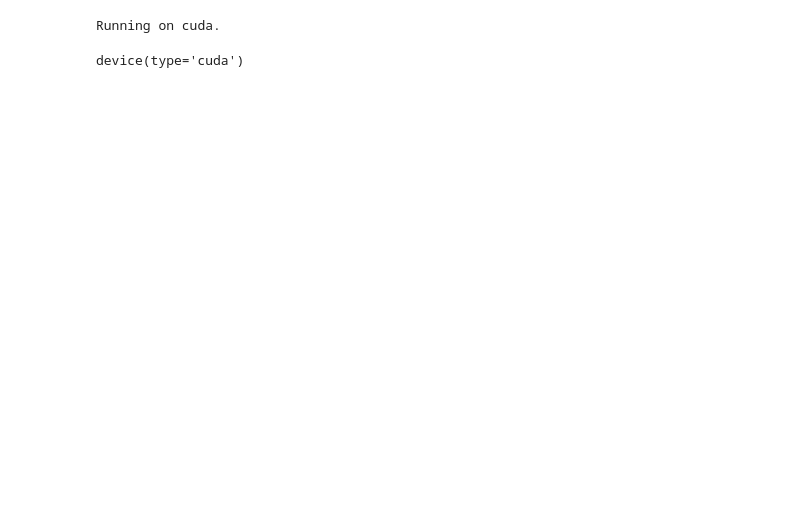
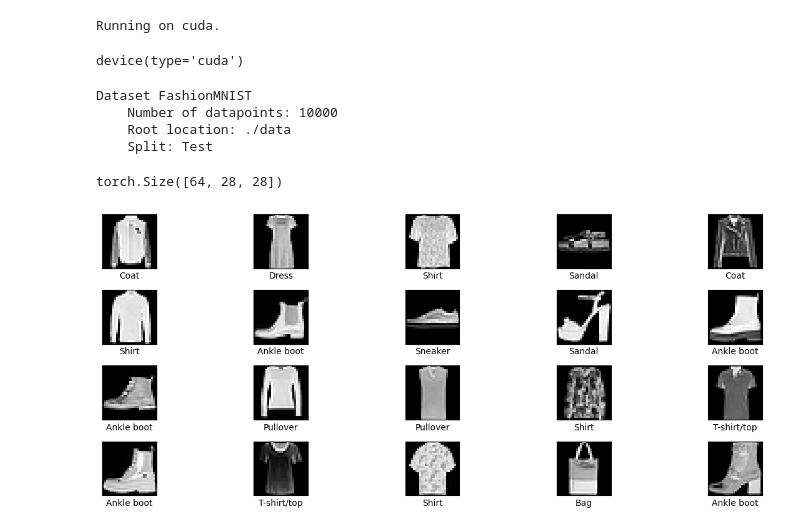
Before and after one commit to danielrawlins21/Artificial_Vision, a Jupyter notebook: Projects/Objectives/Classification object/Project_torch.ipynb, the cells around one changed output. Drawn from its saved outputs; the diff is of its cells as text; code cells hidden in the pictures; blank space fills up the shorter version.

Commit message:
printing the images of the set

```diff
--- a/Projects/Objectives/Classification object/Project_torch.ipynb
+++ b/Projects/Objectives/Classification object/Project_torch.ipynb
@@ -34,7 +34,7 @@ trainset_data = torchvision.datasets.FashionMNIST(root='./data',
                                                   download=True,
                                                   transform=transform)
 # Create a data loader for trainset
-train_load = data.DataLoader(trainset_data, batch_size=4, shuffle=True, num_workers=2)
+train_load = data.DataLoader(trainset_data, batch_size=64, shuffle=True, num_workers=2)
 
 # Similarly, load the testset of Fashion MNIST
 testset_data = torchvision.datasets.FashionMNIST(root='./data',
@@ -42,8 +42,43 @@ testset_data = torchvision.datasets.FashionMNIST(root='./data',
                                                   download=True,
                                                   transform=transform)
 # Create a data loader for testset
-test_load = data.DataLoader(testset_data, batch_size=4, shuffle=True, num_workers=2)
+test_load = data.DataLoader(testset_data, batch_size=64, shuffle=True, num_workers=2)
 
 # We save the respective output of the neuron and the name of each classes
 class_names = ['T-shirt/top','Trouser','Pullover','Dress','Coat',
                'Sandal', 'Shirt', 'Sneaker','Bag','Ankle boot']
+# %%
+dataset = torchvision.datasets.FashionMNIST(root='./data',
+                                            train=False,
+                                            download=True)
+dataset
+# %% [output]
+Dataset FashionMNIST
+    Number of datapoints: 10000
+    Root location: ./data
+    Split: Test
+# %%
+dataiter = iter(train_load)
+dataiter
+
+images, labels = next(dataiter)
+
+images = np.squeeze(images)
+# %%
+images.shape
+# %% [output]
+torch.Size([64, 28, 28])
+# %%
+# Showing the images
+fig = plt.figure(figsize=(15,5))
+for i in np.arange(20):
+    ax = fig.add_subplot(4,int(20/4),i+1, xticks=[],yticks=[])
+    # plt.xticks([])
+    # plt.yticks([])
+    #plt.grid(False)
+    ax.imshow(np.squeeze(images[i]),cmap='gray')
+    ax.set_xlabel(class_names[labels[i].item()])
+    fig.tight_layout()
+fig.show()
+# %% [output]
+[figure, added]
```
Also changed, not shown: parts of 1 cell of this notebook.
